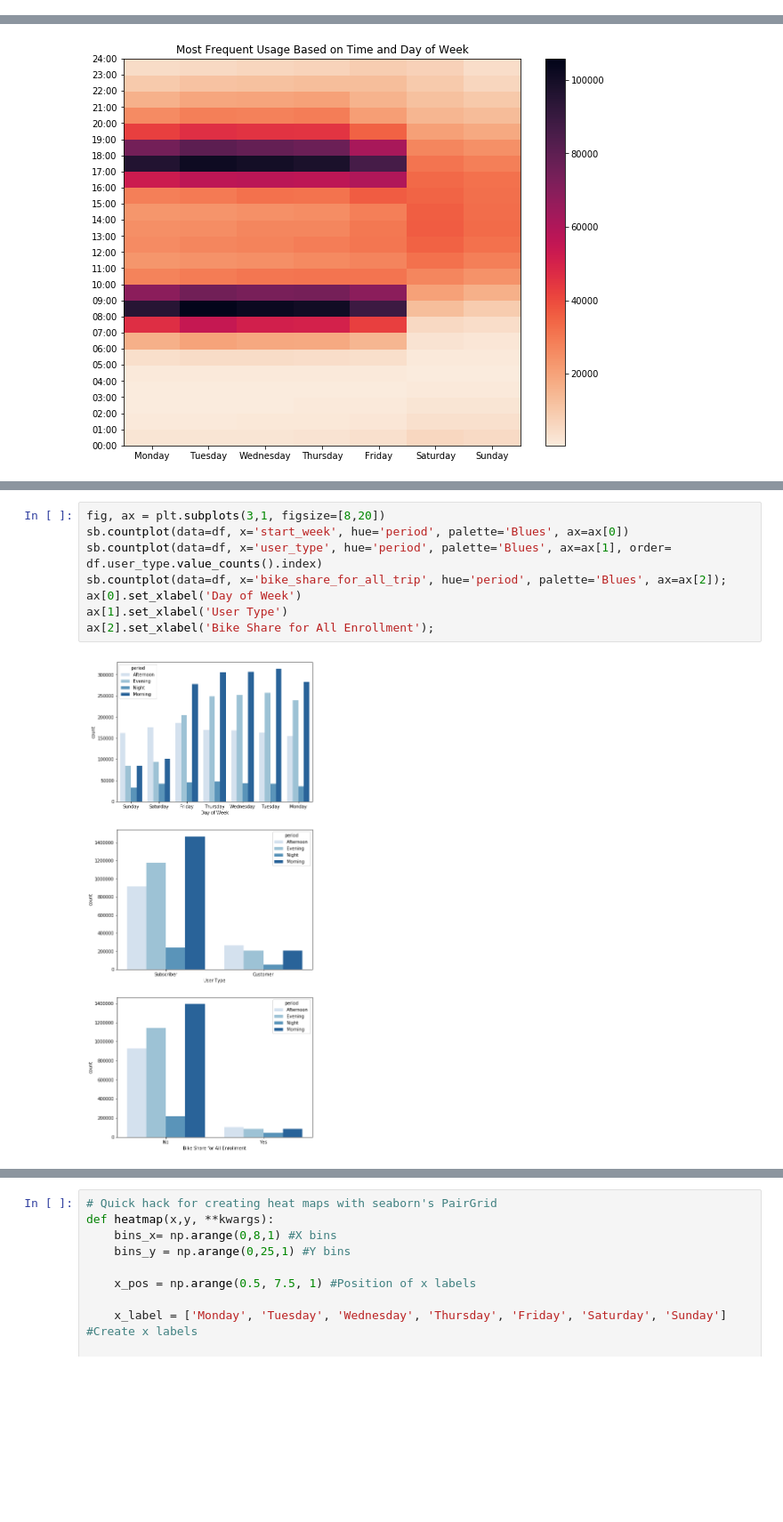
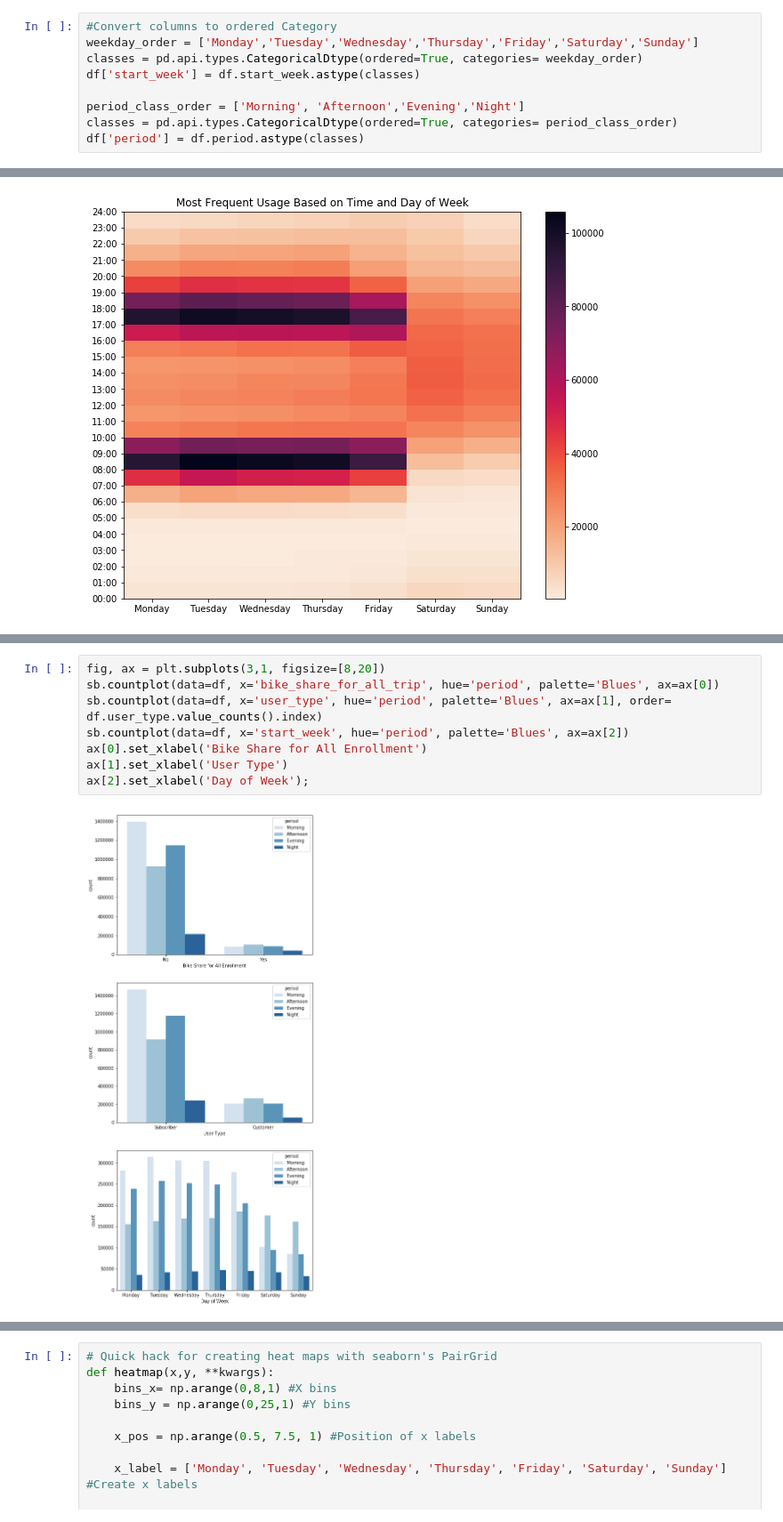
Before and after one commit to sclkan/Lyft-Analysis, a Jupyter notebook: lyft_baywheels_explanatory_report.ipynb, the cells around one changed output, grey strips where cells are left out. Shown at 89% size. Drawn from its saved outputs; the diff is of its cells as text; blank space fills up the shorter version.

```diff
--- a/lyft_baywheels_explanatory_report.ipynb
+++ b/lyft_baywheels_explanatory_report.ipynb
@@ -14,3 +14,12 @@ This dataset originally consisted of more than 4.7 million bike trips and spanne
 *The Bike Share for All program is offered to Bay Area residents on a limited income.
 # %%
 df = pd.read_csv('lyft_baywheels.csv', dtype={'bike_share_for_all_trip': object, 'rental_access_method': object})
+# %%
+#Convert columns to ordered Category
+weekday_order = ['Monday','Tuesday','Wednesday','Thursday','Friday','Saturday','Sunday']
+classes = pd.api.types.CategoricalDtype(ordered=True, categories= weekday_order)
+df['start_week'] = df.start_week.astype(classes)
+
+period_class_order = ['Morning', 'Afternoon','Evening','Night']
+classes = pd.api.types.CategoricalDtype(ordered=True, categories= period_class_order)
+df['period'] = df.period.astype(classes)
@@ -47,10 +68,10 @@ plt.title('Most Frequent Usage Based on Time and Day of Week');
 # %%
 fig, ax = plt.subplots(3,1, figsize=[8,20])
-sb.countplot(data=df, x='start_week', hue='period', palette='Blues', ax=ax[0])
+sb.countplot(data=df, x='bike_share_for_all_trip', hue='period', palette='Blues', ax=ax[0])
 sb.countplot(data=df, x='user_type', hue='period', palette='Blues', ax=ax[1], order= df.user_type.value_counts().index)
-sb.countplot(data=df, x='bike_share_for_all_trip', hue='period', palette='Blues', ax=ax[2]);
-ax[0].set_xlabel('Day of Week')
+sb.countplot(data=df, x='start_week', hue='period', palette='Blues', ax=ax[2])
+ax[0].set_xlabel('Bike Share for All Enrollment')
 ax[1].set_xlabel('User Type')
-ax[2].set_xlabel('Bike Share for All Enrollment');
+ax[2].set_xlabel('Day of Week');
 # %% [output]
-[figure, old version]
+[figure, new version]
```
Also changed, not shown: parts of 11 cells of this notebook.
